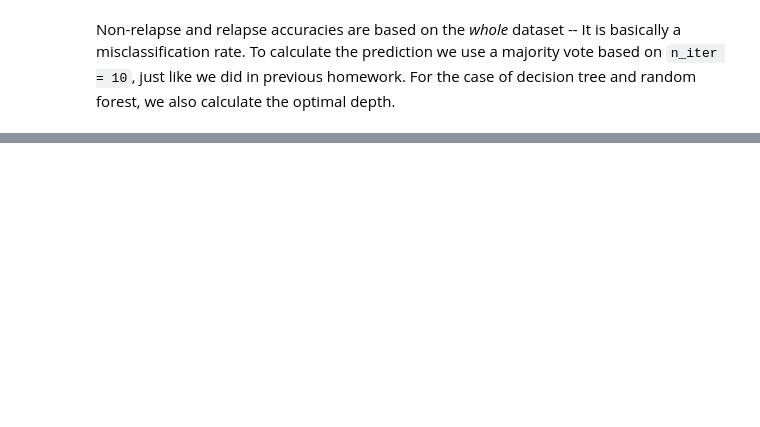
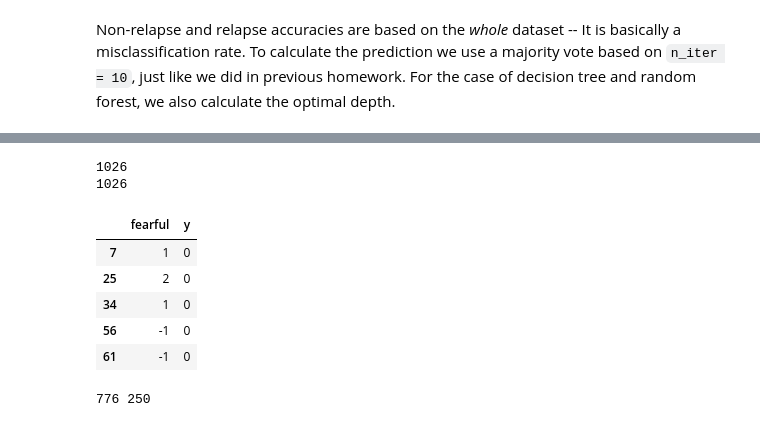
Before and after one commit to fbecerra/seizuresandepilepsy, a Jupyter notebook: explore_ncds_data.ipynb, the cells around one changed output, grey strips where cells are left out. Drawn from its saved outputs; the diff is of its cells as text; code cells hidden in the pictures; blank space fills up the shorter version.

```diff
--- a/explore_ncds_data.ipynb
+++ b/explore_ncds_data.ipynb
@@ -111,7 +112,7 @@ sum(s1s2 & s3)
 # %% [markdown]
 - select social economic status and medical status variables from three sweep and combine
 # %%
-filename = "./datasets/NCDS/sweep1.txt"
+filename = "./datasets/NCDS/sweep1_new.txt"
 s1_variable = []
 for line in open(filename):
     if 'Pos.' in line:
@@ -195,10 +176,9 @@ data.shape
 # %%
 # fill in the missing data
 # randomly choose a value from the same colunm
-# for col in data.columns:
-#     value = data[col]
-
-#     missing_index = (value == '-1') | (value == ' ')
-#     missing_number = sum(missing_index)
-#     filled_index = (value != ' ') & (value != '-1')
-#     data[col][missing_index] = np.random.choice(value[filled_index], missing_number)
+for col in data.columns:
+    value = data[col]
+    if(len(np.unique(value))>20):
+        missing_index = (value == -1)
+        filled_index = (value != -1)
+        data[col][missing_index] = np.mean(value[filled_index])
@@ -396,0 +689,32 @@ Non-relapse and relapse accuracies are based on the *whole* dataset -- It is bas
+# %%
+# Pie chart on varialbe 'n2030'
+fearful = list(data['n2531'])
+print len(fearful)
+y = np.zeros(len(UKDA16))
+y = pd.DataFrame(y, index = UKDA16.index)
+y[s1s2&s3] = 1
+y = y[s1s2]
+y = y.astype(int)
+y = y[0]
+print len(y)
+
+d = {'fearful': fearful, 'y': y}
+demo_fearful = pd.DataFrame(data=d)
+demo_fearful.head()
+# %% [output]
+1026
+1026
+|  | fearful | y |
+| 7 | 1 | 0 |
+| 25 | 2 | 0 |
+| 34 | 1 | 0 |
+| 56 | -1 | 0 |
+| 61 | -1 | 0 |
+# %%
+demo_fearful0 = demo_fearful.query('y == 0')
+demo_fearful1 = demo_fearful.query('y == 1')
+total_y0 = len(demo_fearful0)
+total_y1 = len(demo_fearful1)
+print total_y0, total_y1
+# %% [output]
+776 250
```
Also changed, not shown: parts of 41 cells of this notebook.
